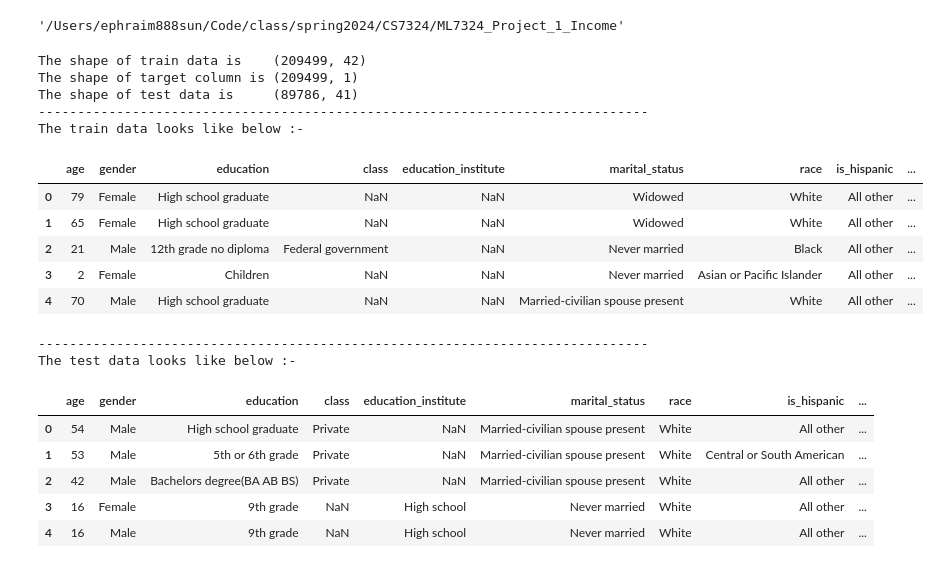
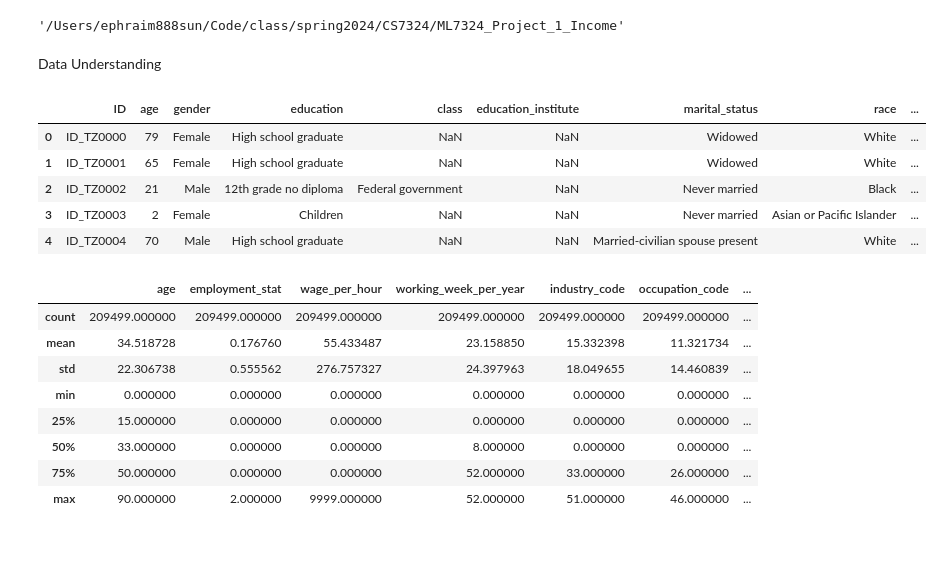
Before and after one commit to Jadonsw123/Jupyter, a Jupyter notebook: MLProject1.ipynb, the cells around one changed output. Saved outputs shown, nothing was run; the diff lists cells and outputs as text; code cells hidden in the pictures.

```diff
--- a/MLProject1.ipynb
+++ b/MLProject1.ipynb
@@ -156,58 +184,32 @@ ImportError: cannot import name '_MissingValues' from 'sklearn.utils._param_vali
 os.getcwd()
 # %% [output]
 '/Users/ephraim888sun/Code/class/spring2024/CS7324/ML7324_Project_1_Income'
+# %% [markdown]
+Data Understanding
 # %%
 # Import Datasets.
 
-train = pd.read_csv("Train.csv")
-test = pd.read_csv("Test.csv")
-
-income_level = ['income_above_limit']
-
-# The target column to be used for training
-target_column      = train[income_level]
-
-# Drop unique identifiers
-Cols2drop          = ['ID']
-
-# Set all the columns to be visible.
-pd.set_option('display.max_columns', None)
+df = pd.read_csv("Train.csv")
 
 
-# Feature set corresponding to train and test data
-train_df           = train.drop(Cols2drop,axis=1)
-test_df            = test.drop(Cols2drop,axis=1)
-
-print(colored(f'The shape of train data is    {train_df.shape}     ','green',attrs=['bold']))
-
-print(colored(f'The shape of target column is {target_column.shape}','green',attrs=['bold']))
-
-print(colored(f'The shape of test data is     {test_df.shape}      ','blue',attrs=['bold']))
-
-print('------------------------------------------------------------------------------')
-print(colored('The train data looks like below :- \n','green'))
-display(train_df.head(5))
-
-print('------------------------------------------------------------------------------')
-print(colored('The test data looks like below :- \n','blue'))
-display(test_df.head(5))
+# Display the first 5 rows of the train dataset.
+df.head(5)
 # %% [output]
-The shape of train data is    (209499, 42)
-The shape of target column is (209499, 1)
-The shape of test data is     (89786, 41)
-------------------------------------------------------------------------------
-The train data looks like below :-
-|  | age | gender | education | class | education_institute | marital_status | race | is_hispanic | ... |
-| 0 | 79 | Female | High school graduate | NaN | NaN | Widowed | White | All other | ... |
-| 1 | 65 | Female | High school graduate | NaN | NaN | Widowed | White | All other | ... |
-| 2 | 21 | Male | 12th grade no diploma | Federal government | NaN | Never married | Black | All other | ... |
-| 3 | 2 | Female | Children | NaN | NaN | Never married | Asian or Pacific Islander | All other | ... |
-| 4 | 70 | Male | High school graduate | NaN | NaN | Married-civilian spouse present | White | All other | ... |
+|  | ID | age | gender | education | class | education_institute | marital_status | race | ... |
+| 0 | ID_TZ0000 | 79 | Female | High school graduate | NaN | NaN | Widowed | White | ... |
+| 1 | ID_TZ0001 | 65 | Female | High school graduate | NaN | NaN | Widowed | White | ... |
+| 2 | ID_TZ0002 | 21 | Male | 12th grade no diploma | Federal government | NaN | Never married | Black | ... |
+| 3 | ID_TZ0003 | 2 | Female | Children | NaN | NaN | Never married | Asian or Pacific Islander | ... |
+| 4 | ID_TZ0004 | 70 | Male | High school graduate | NaN | NaN | Married-civilian spouse present | White | ... |
-------------------------------------------------------------------------------
-The test data looks like below :-
-|  | age | gender | education | class | education_institute | marital_status | race | is_hispanic | ... |
-| 0 | 54 | Male | High school graduate | Private | NaN | Married-civilian spouse present | White | All other | ... |
-| 1 | 53 | Male | 5th or 6th grade | Private | NaN | Married-civilian spouse present | White | Central or South American | ... |
-| 2 | 42 | Male | Bachelors degree(BA AB BS) | Private | NaN | Married-civilian spouse present | White | All other | ... |
-| 3 | 16 | Female | 9th grade | NaN | High school | Never married | White | All other | ... |
-| 4 | 16 | Male | 9th grade | NaN | High school | Never married | White | All other | ... |
+# %%
+df.describe()
+# %% [output]
+|  | age | employment_stat | wage_per_hour | working_week_per_year | industry_code | occupation_code | ... |
+| count | 209499.000000 | 209499.000000 | 209499.000000 | 209499.000000 | 209499.000000 | 209499.000000 | ... |
+| mean | 34.518728 | 0.176760 | 55.433487 | 23.158850 | 15.332398 | 11.321734 | ... |
+| std | 22.306738 | 0.555562 | 276.757327 | 24.397963 | 18.049655 | 14.460839 | ... |
+| min | 0.000000 | 0.000000 | 0.000000 | 0.000000 | 0.000000 | 0.000000 | ... |
+| 25% | 15.000000 | 0.000000 | 0.000000 | 0.000000 | 0.000000 | 0.000000 | ... |
+| 50% | 33.000000 | 0.000000 | 0.000000 | 8.000000 | 0.000000 | 0.000000 | ... |
+| 75% | 50.000000 | 0.000000 | 0.000000 | 52.000000 | 33.000000 | 26.000000 | ... |
+| max | 90.000000 | 2.000000 | 9999.000000 | 52.000000 | 51.000000 | 46.000000 | ... |
```
Also changed, not shown: parts of 15 cells of this notebook, 1 other file.
